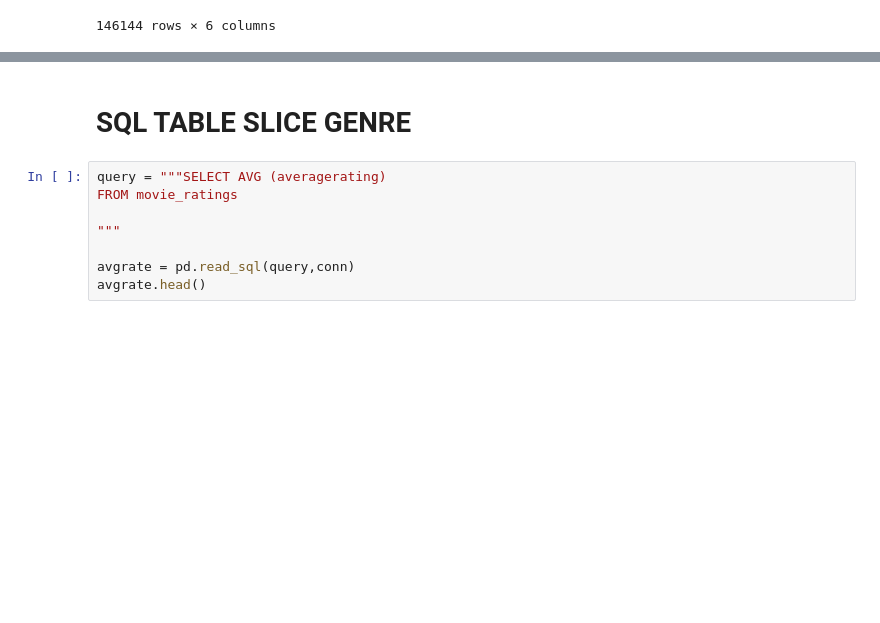
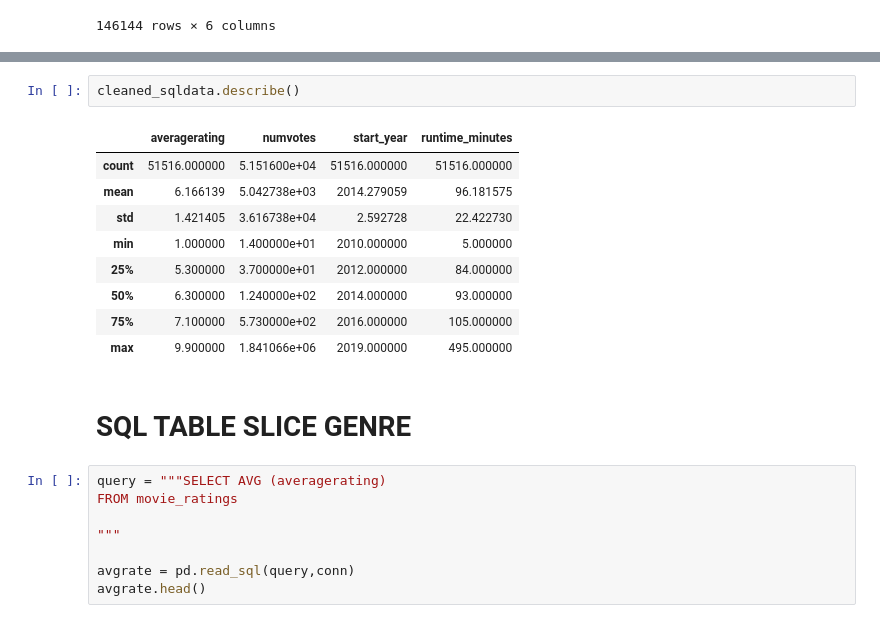
Before and after one commit to hacampbell1/teamaustin, a Jupyter notebook: computer_vision2.ipynb, the cells around one changed output, grey strips where cells are left out. Drawn from its saved outputs; the diff is of its cells as text; blank space fills up the shorter version.

```diff
--- a/computer_vision2.ipynb
+++ b/computer_vision2.ipynb
@@ -227,3 +290,15 @@ imdb_df
+# %%
+cleaned_sqldata.describe()
+# %% [output]
+|  | averagerating | numvotes | start_year | runtime_minutes |
+| count | 51516.000000 | 5.151600e+04 | 51516.000000 | 51516.000000 |
+| mean | 6.166139 | 5.042738e+03 | 2014.279059 | 96.181575 |
+| std | 1.421405 | 3.616738e+04 | 2.592728 | 22.422730 |
+| min | 1.000000 | 1.400000e+01 | 2010.000000 | 5.000000 |
+| 25% | 5.300000 | 3.700000e+01 | 2012.000000 | 84.000000 |
+| 50% | 6.300000 | 1.240000e+02 | 2014.000000 | 93.000000 |
+| 75% | 7.100000 | 5.730000e+02 | 2016.000000 | 105.000000 |
+| max | 9.900000 | 1.841066e+06 | 2019.000000 | 495.000000 |
 # %% [markdown]
 # SQL TABLE SLICE GENRE
 # %%
```
Also changed, not shown: parts of 6 cells of this notebook.
